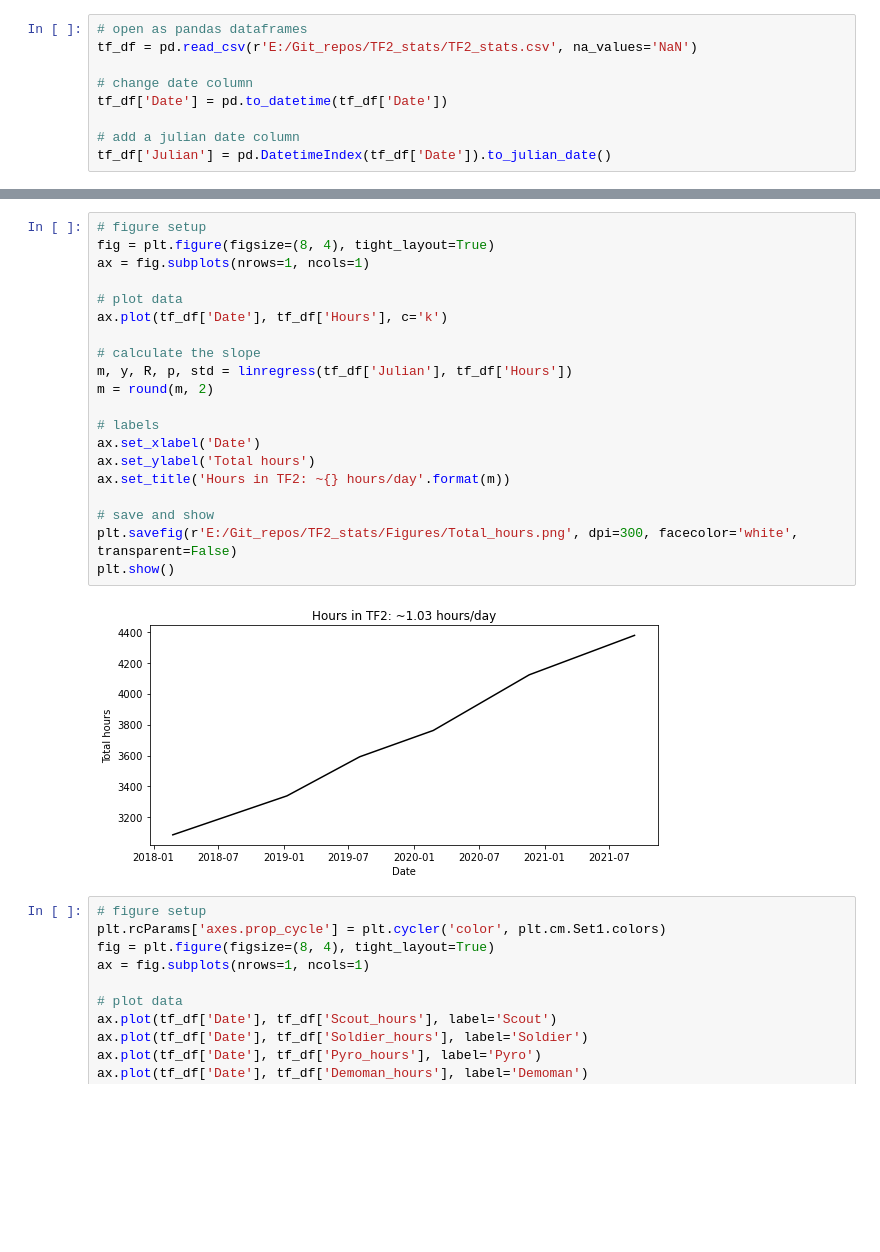
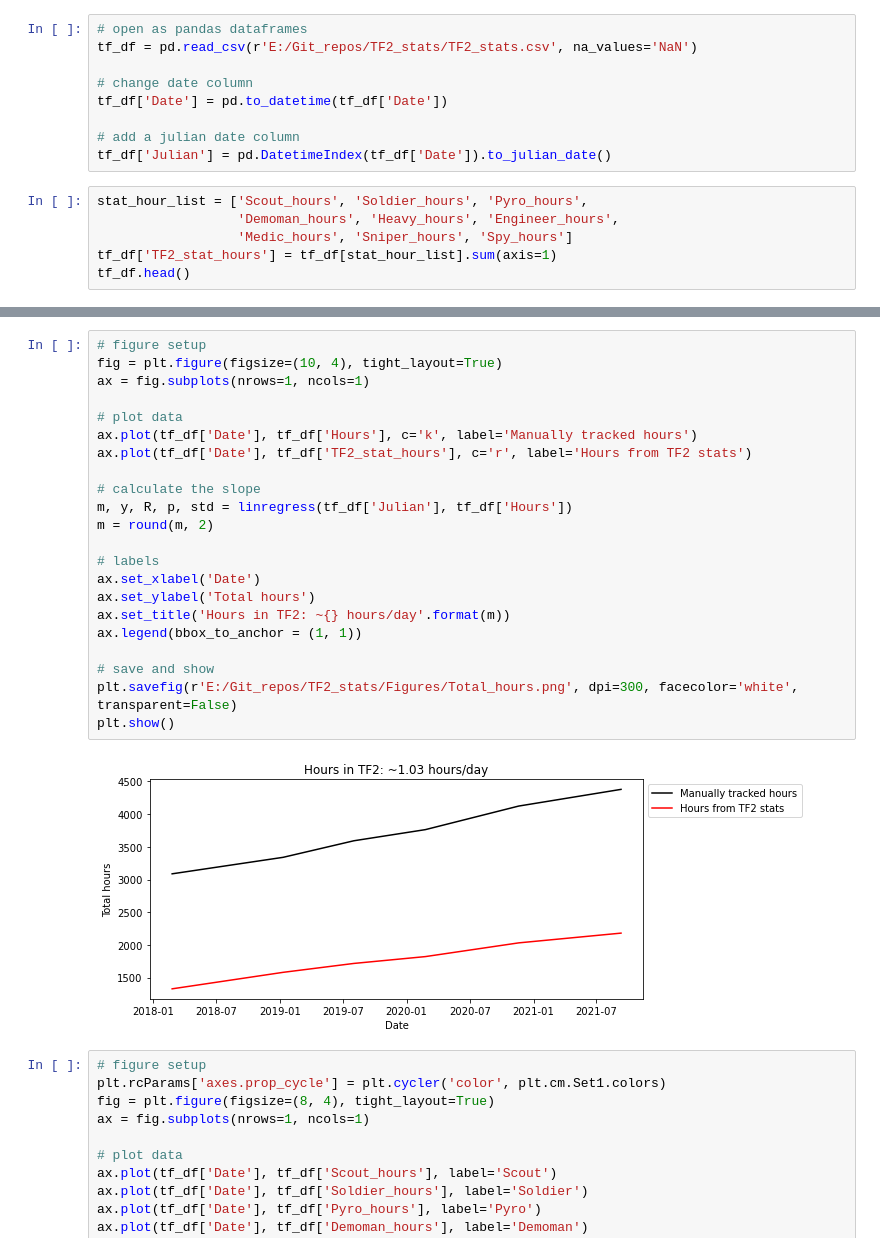
Before and after one commit to TimNagle-McNaughton/TF2_stats, a Jupyter notebook: Plot_generation.ipynb, the cells around one changed output, grey strips where cells are left out. Saved outputs shown, nothing was run; the diff lists cells and outputs as text; blank space fills up the shorter version.

Commit message:
Adding hours tracked by TF2 stats vs manual

```diff
--- a/Plot_generation.ipynb
+++ b/Plot_generation.ipynb
@@ -14,3 +14,9 @@ tf_df['Date'] = pd.to_datetime(tf_df['Date'])
 
 # add a julian date column
 tf_df['Julian'] = pd.DatetimeIndex(tf_df['Date']).to_julian_date()
+# %%
+stat_hour_list = ['Scout_hours', 'Soldier_hours', 'Pyro_hours',
+                  'Demoman_hours', 'Heavy_hours', 'Engineer_hours',
+                  'Medic_hours', 'Sniper_hours', 'Spy_hours']
+tf_df['TF2_stat_hours'] = tf_df[stat_hour_list].sum(axis=1)
+tf_df.head()
@@ -17,25 +31,27 @@ tf_df['Julian'] = pd.DatetimeIndex(tf_df['Date']).to_julian_date()
 # %%
 # figure setup
-fig = plt.figure(figsize=(8, 4), tight_layout=True)
+fig = plt.figure(figsize=(10, 4), tight_layout=True)
 ax = fig.subplots(nrows=1, ncols=1)
 
 # plot data
-ax.plot(tf_df['Date'], tf_df['Hours'], c='k')
+ax.plot(tf_df['Date'], tf_df['Hours'], c='k', label='Manually tracked hours')
+ax.plot(tf_df['Date'], tf_df['TF2_stat_hours'], c='r', label='Hours from TF2 stats')
 
 # calculate the slope
 m, y, R, p, std = linregress(tf_df['Julian'], tf_df['Hours'])
 m = round(m, 2)
 
 # labels
 ax.set_xlabel('Date')
 ax.set_ylabel('Total hours')
 ax.set_title('Hours in TF2: ~{} hours/day'.format(m))
+ax.legend(bbox_to_anchor = (1, 1))
 
 # save and show
 plt.savefig(r'E:/Git_repos/TF2_stats/Figures/Total_hours.png', dpi=300, facecolor='white', transparent=False)
 plt.show()
 # %% [output]
-[figure, old version]
+[figure, new version]
 # %%
 # figure setup
 plt.rcParams['axes.prop_cycle'] = plt.cycler('color', plt.cm.Set1.colors)
```
Also changed, not shown: parts of 5 cells of this notebook, 1 other file.
